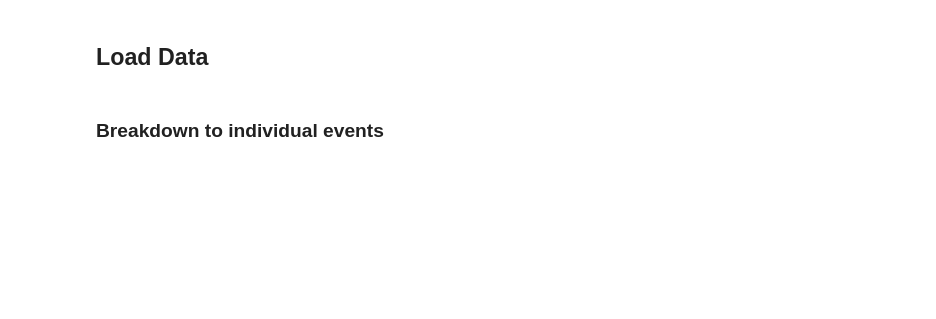
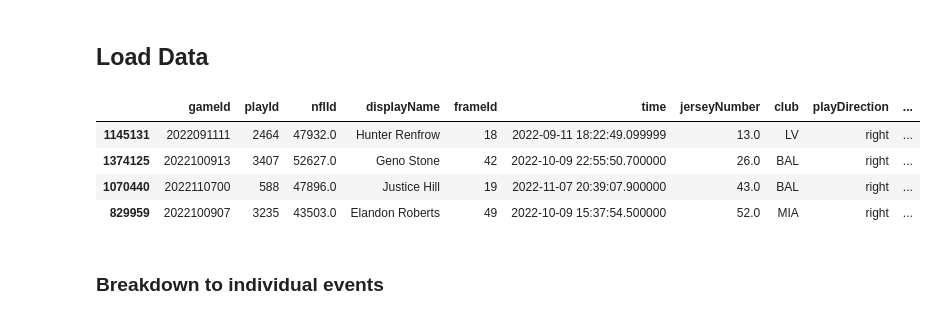
Before and after one commit to ab5525/nfl_data_2024, a Jupyter notebook: tackle_analysis.ipynb, the cells around one changed output. Saved outputs shown, nothing was run; the diff lists cells and outputs as text; code cells hidden in the pictures; blank space fills up the shorter version.

```diff
--- a/tackle_analysis.ipynb
+++ b/tackle_analysis.ipynb
@@ -48,21 +48,28 @@ WEEK9_PATH = os.path.join(FILE_PATH,'tracking_week_9.csv')
 # %%
 games_df = pd.read_csv(GAMES_PATH)
 players_df = pd.read_csv(PLAYERS_PATH)
 plays_df = pd.read_csv(PLAYS_PATH)
 tackles_df = pd.read_csv(TACKLES_PATH)
 
 #tracking week 1
 week1_df = pd.read_csv(WEEK1_PATH)
 week2_df = pd.read_csv(WEEK2_PATH)
 week3_df = pd.read_csv(WEEK3_PATH)
 week4_df = pd.read_csv(WEEK4_PATH)
 week5_df = pd.read_csv(WEEK5_PATH)
 week6_df = pd.read_csv(WEEK6_PATH)
 week7_df = pd.read_csv(WEEK7_PATH)
 week8_df = pd.read_csv(WEEK8_PATH)
 week9_df = pd.read_csv(WEEK9_PATH)
 
 #concat all weeks
 all_weeks = pd.concat([week1_df,week2_df,week3_df,week4_df,week5_df,week6_df,week7_df,week8_df,week9_df])
+display(all_weeks.sample(4))
+# %% [output]
+|  | gameId | playId | nflId | displayName | frameId | time | jerseyNumber | club | playDirection | ... |
+| 1145131 | 2022091111 | 2464 | 47932.0 | Hunter Renfrow | 18 | 2022-09-11 18:22:49.099999 | 13.0 | LV | right | ... |
+| 1374125 | 2022100913 | 3407 | 52627.0 | Geno Stone | 42 | 2022-10-09 22:55:50.700000 | 26.0 | BAL | right | ... |
+| 1070440 | 2022110700 | 588 | 47896.0 | Justice Hill | 19 | 2022-11-07 20:39:07.900000 | 43.0 | BAL | right | ... |
+| 829959 | 2022100907 | 3235 | 43503.0 | Elandon Roberts | 49 | 2022-10-09 15:37:54.500000 | 52.0 | MIA | right | ... |
 # %% [markdown]
 ### Breakdown to individual events
```
Also changed, not shown: parts of 5 cells of this notebook, 4 other files.
